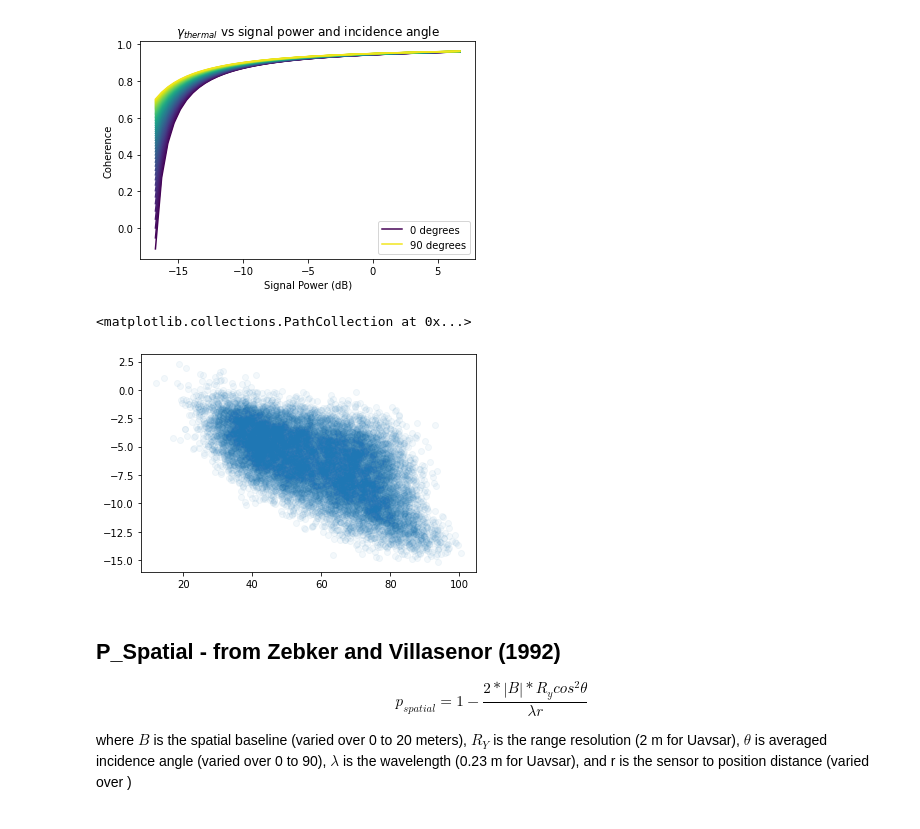
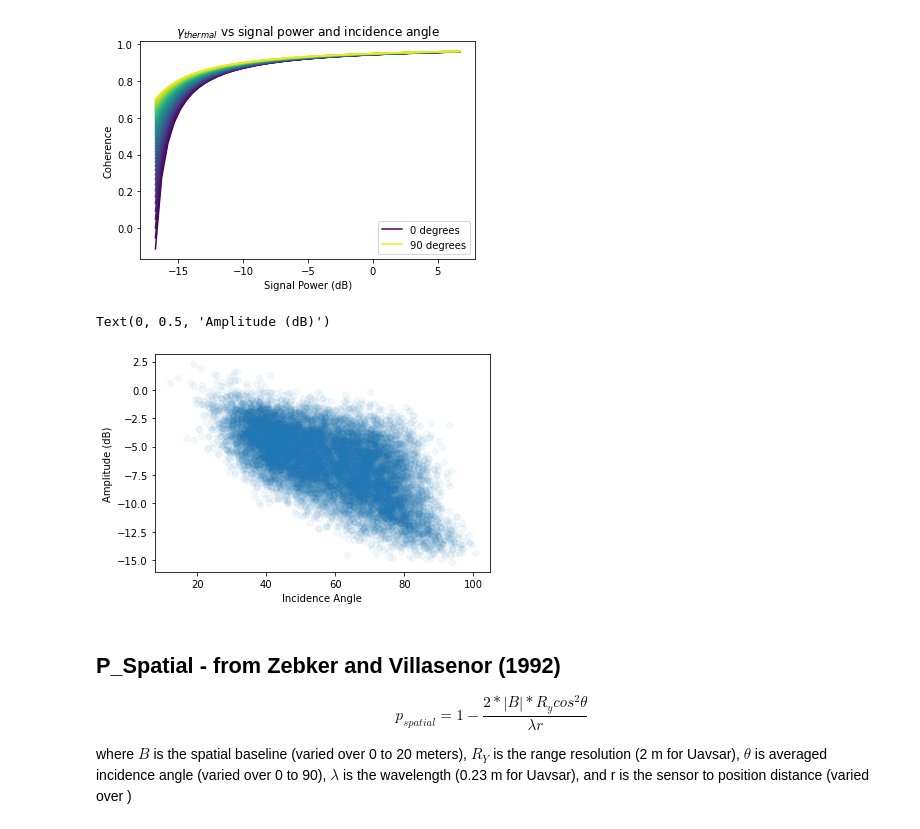
Before and after one commit to ZachHoppinen/uavsar, a Jupyter notebook: src/coherence/theoretical/coherence_sensitivity.ipynb, the cells around one changed output. Saved outputs shown, nothing was run; the diff lists cells and outputs as text; code cells hidden in the pictures.

```diff
--- a/src/coherence/theoretical/coherence_sensitivity.ipynb
+++ b/src/coherence/theoretical/coherence_sensitivity.ipynb
@@ -63,9 +63,11 @@ Text(0.5, 1.0, '$\\gamma_{thermal}$ vs signal power and incidence angle')
 [figure]
 # %%
 plt.scatter(np.rad2deg(ds['052_inc'].values.ravel()[::200]) , 10*np.log10((ds['052_amp1_VV'].values.ravel()[::200])), alpha = 0.05)
+plt.xlabel('Incidence Angle')
+plt.ylabel('Amplitude (dB)')
 # %% [output]
-<matplotlib.collections.PathCollection at 0x...>
+Text(0, 0.5, 'Amplitude (dB)')
-[figure, old version]
+[figure, new version]
 # %% [markdown]
 ## P_Spatial - from Zebker and Villasenor (1992)
 
```
Also changed, not shown: 2 other files.
